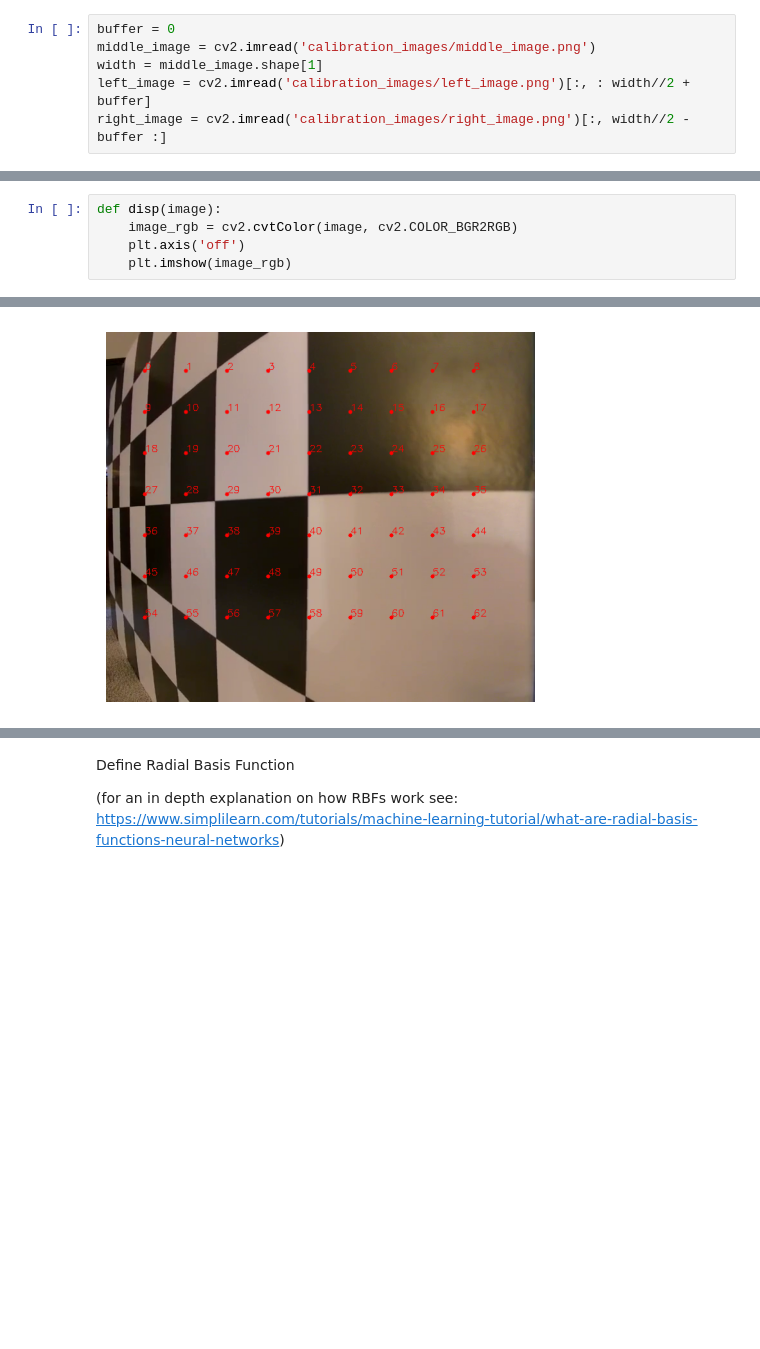
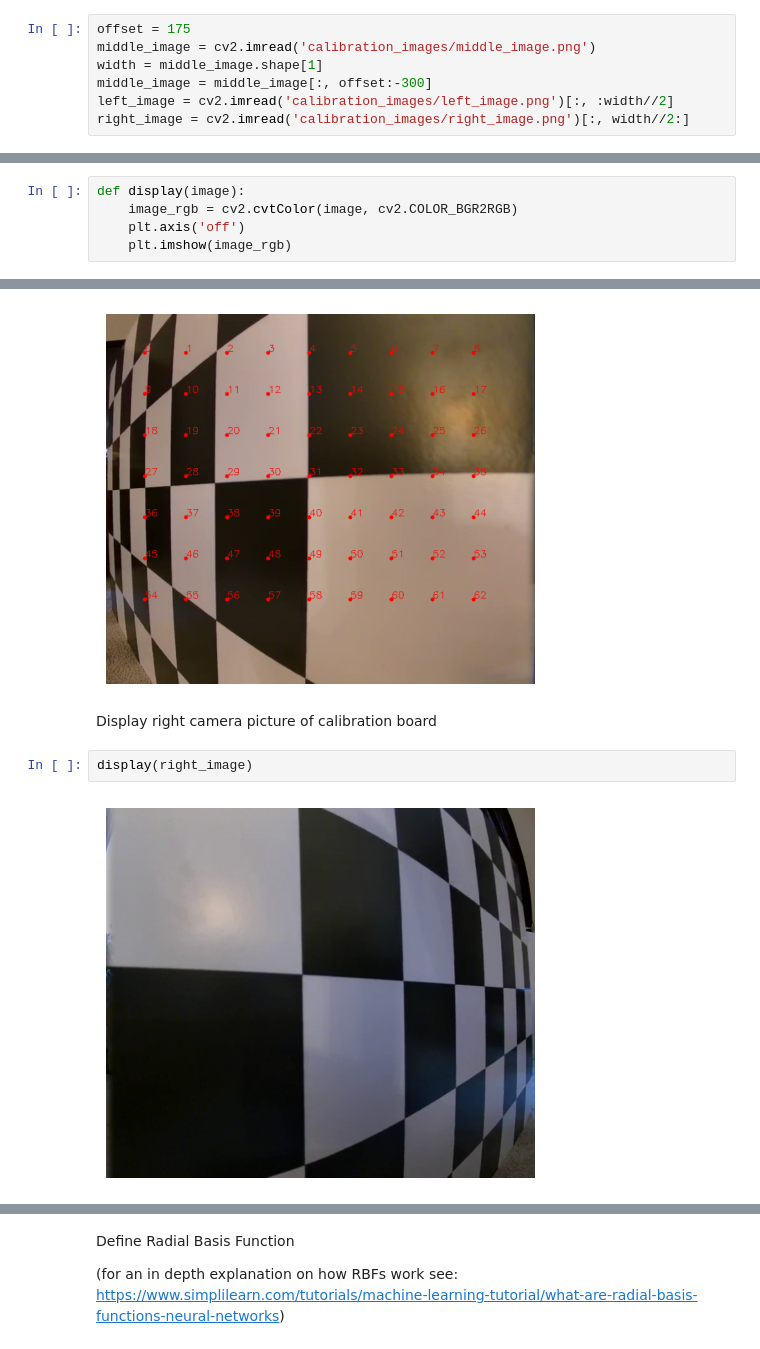
Before and after one commit to AnthonyLandmesser/CameraCalibration, a Jupyter notebook: rbf_calibration.ipynb, the cells around one changed output, grey strips where cells are left out. Drawn from its saved outputs; the diff is of its cells as text; blank space fills up the shorter version.

```diff
--- a/rbf_calibration.ipynb
+++ b/rbf_calibration.ipynb
@@ -24,15 +24,16 @@ from scipy.interpolate import RBFInterpolator
 # %% [markdown]
 Load in calibration images
 # %%
-buffer = 0
+offset = 175
 middle_image = cv2.imread('calibration_images/middle_image.png')
 width = middle_image.shape[1]
-left_image = cv2.imread('calibration_images/left_image.png')[:, : width//2 + buffer]
-right_image = cv2.imread('calibration_images/right_image.png')[:, width//2 - buffer :]
+middle_image = middle_image[:, offset:-300]
+left_image = cv2.imread('calibration_images/left_image.png')[:, :width//2]
+right_image = cv2.imread('calibration_images/right_image.png')[:, width//2:]
 # %% [markdown]
 Defines function to display image
 # %%
-def disp(image):
+def display(image):
     image_rgb = cv2.cvtColor(image, cv2.COLOR_BGR2RGB)
     plt.axis('off')
     plt.imshow(image_rgb)
@@ -202,3 +200,9 @@ ideal_corners = create_ideal_corners([60, 60], 64, grid_size)
 displayCorners(left_image, ideal_corners)
 # %% [output]
 [figure]
+# %% [markdown]
+Display right camera picture of calibration board
+# %%
+display(right_image)
+# %% [output]
+[figure, added]
```
Also changed, not shown: parts of 29 cells of this notebook.
